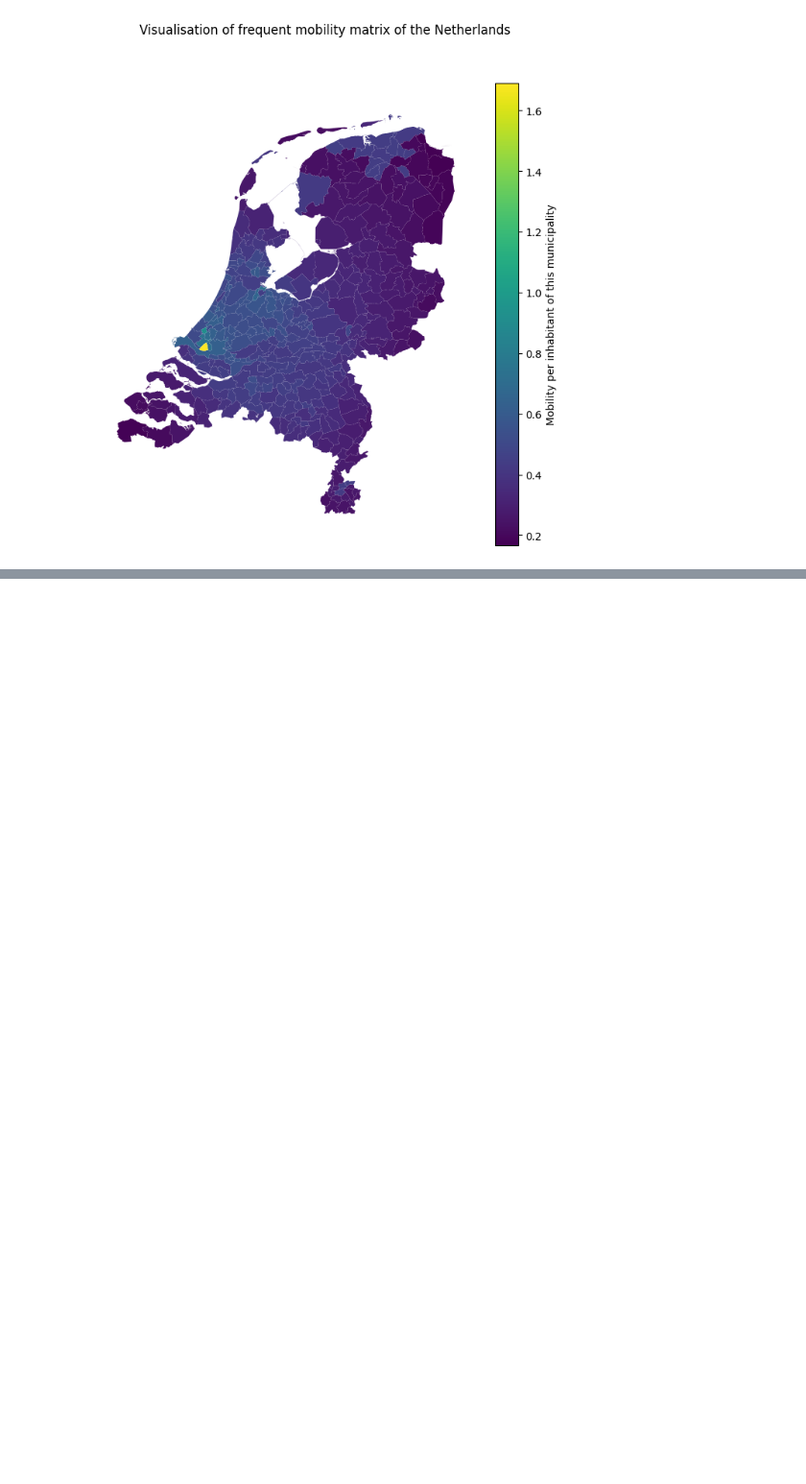
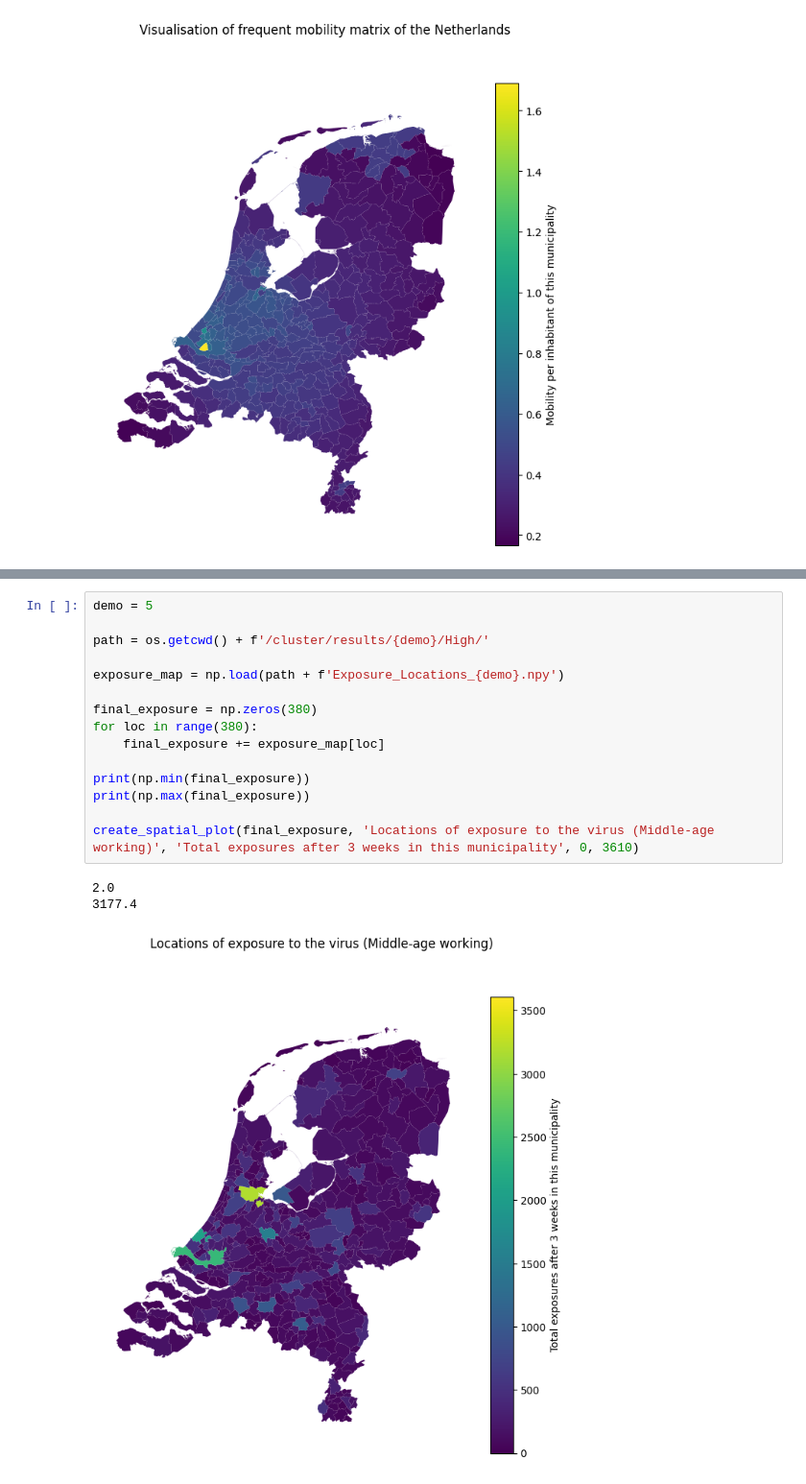
Before and after one commit to larsdekwant/covid-gravity-model, a Jupyter notebook: riskmap.ipynb, the cells around one changed output, grey strips where cells are left out. Shown at 96% size. Saved outputs shown, nothing was run; the diff lists cells and outputs as text; blank space fills up the shorter version.

```diff
--- a/riskmap.ipynb
+++ b/riskmap.ipynb
@@ -988,0 +1032,19 @@ create_spatial_plot(mobility_map, 'Visualisation of frequent mobility matrix of
+# %%
+demo = 5
+
+path = os.getcwd() + f'/cluster/results/{demo}/High/'
+
+exposure_map = np.load(path + f'Exposure_Locations_{demo}.npy')
+
+final_exposure = np.zeros(380)
+for loc in range(380):
+    final_exposure += exposure_map[loc]
+
+print(np.min(final_exposure))
+print(np.max(final_exposure))
+
+create_spatial_plot(final_exposure, 'Locations of exposure to the virus (Middle-age working)', 'Total exposures after 3 weeks in this municipality', 0, 3610)
+# %% [output]
+2.0
+3177.4
+[figure, added]
```
Also changed, not shown: parts of 3 cells of this notebook.
